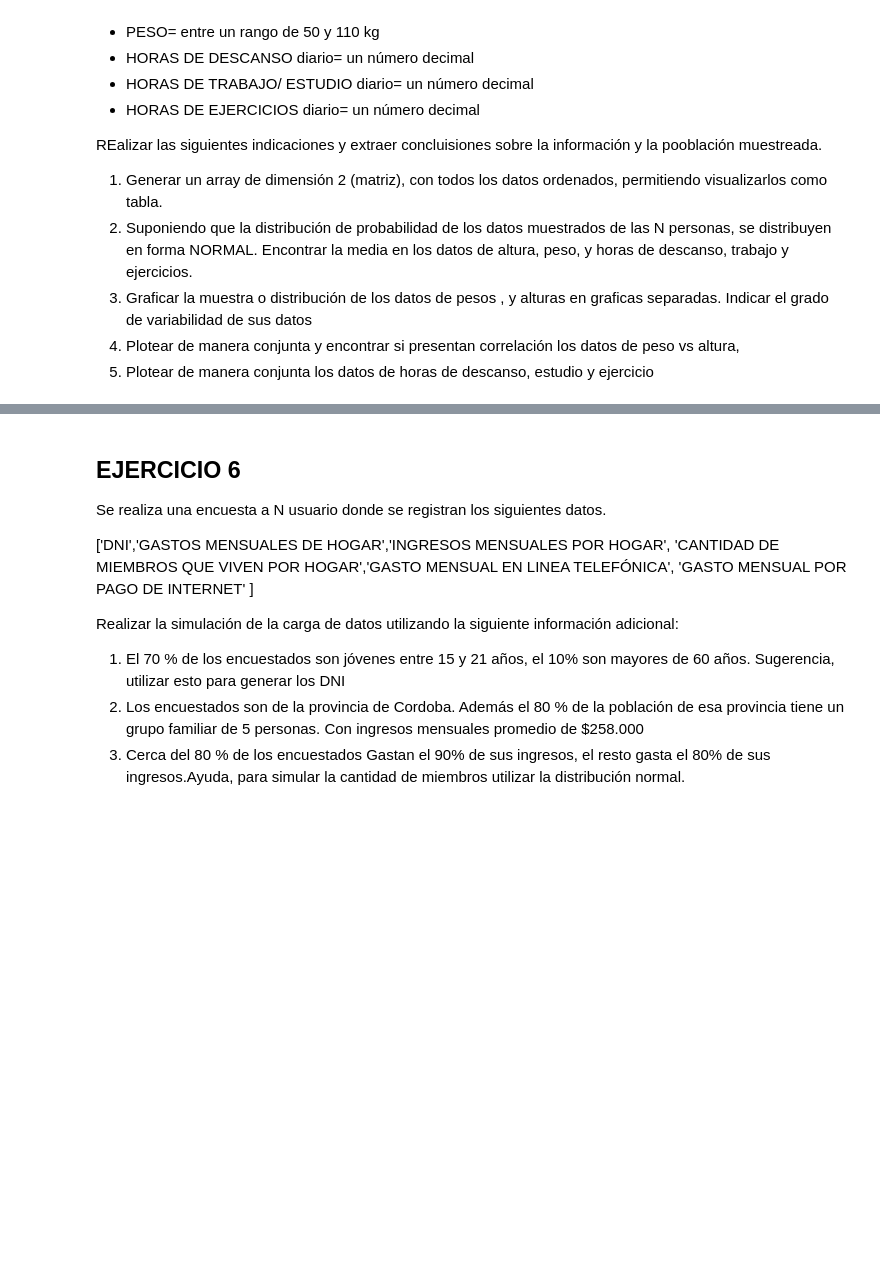
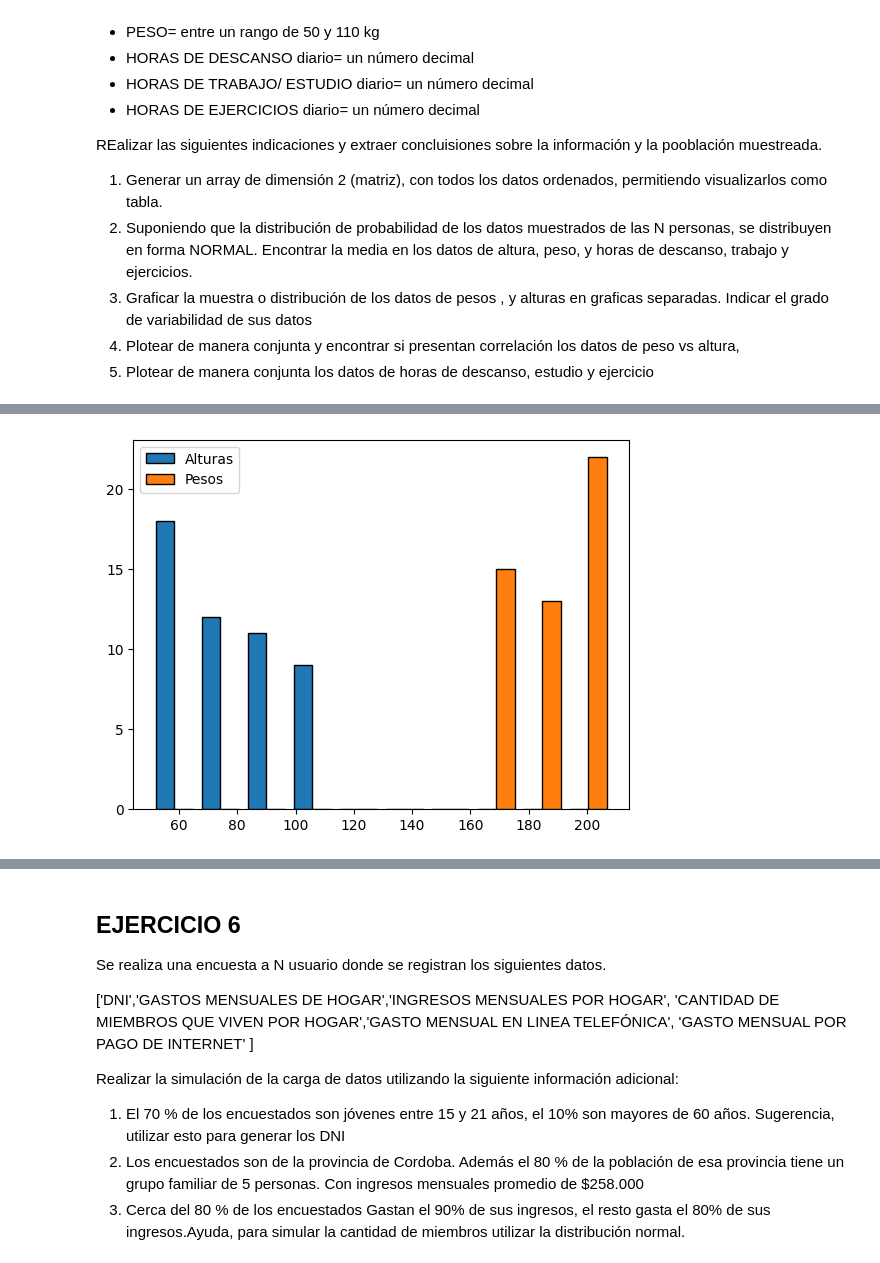
Before and after one commit to cristiandevar/PythonML, a Jupyter notebook: TPN3/PRACTICO3.ipynb, the cells around one changed output, grey strips where cells are left out. Cells and saved outputs as stored; diff of their text form; code cells hidden in the pictures; blank space fills up the shorter version.

```diff
--- a/TPN3/PRACTICO3.ipynb
+++ b/TPN3/PRACTICO3.ipynb
@@ -470,0 +605,7 @@ Media de Hs de Ejercicios: 6.009003497419262
+# %%
+# 4.  Plotear de manera conjunta y encontrar si presentan correlación los datos de peso vs altura,
+plt.hist(df, edgecolor='black')
+plt.legend(df)
+plt.show()
+# %% [output]
+[figure, added]
```
Also changed, not shown: parts of 11 cells of this notebook, 2 other files.
